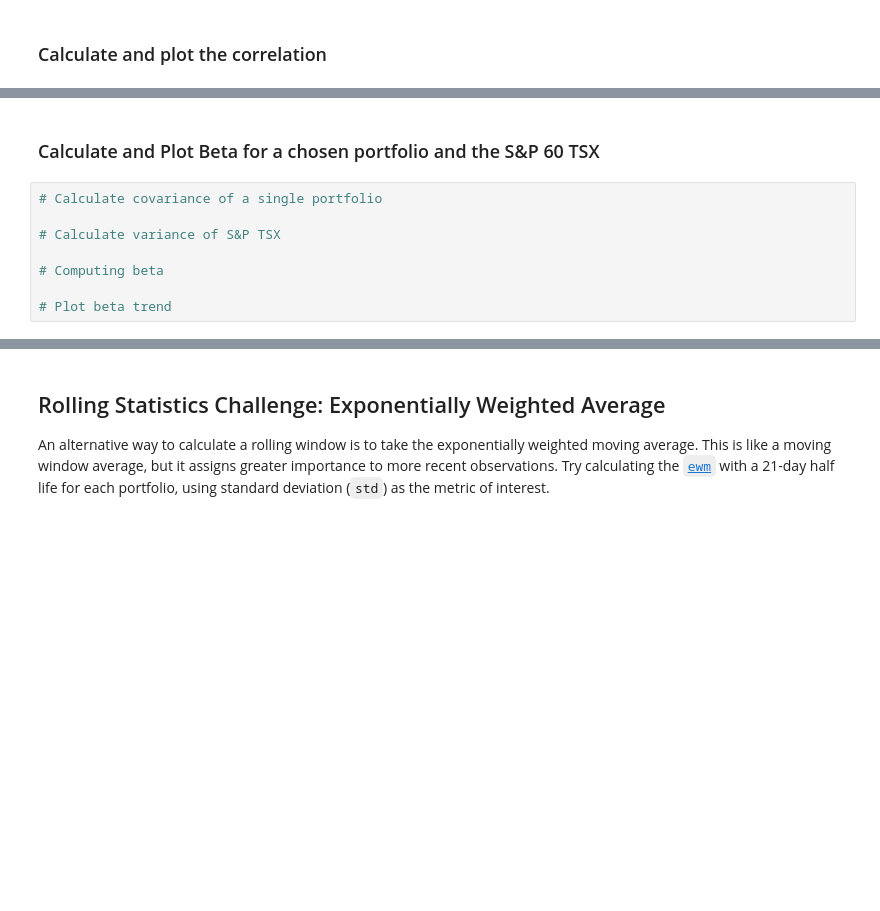
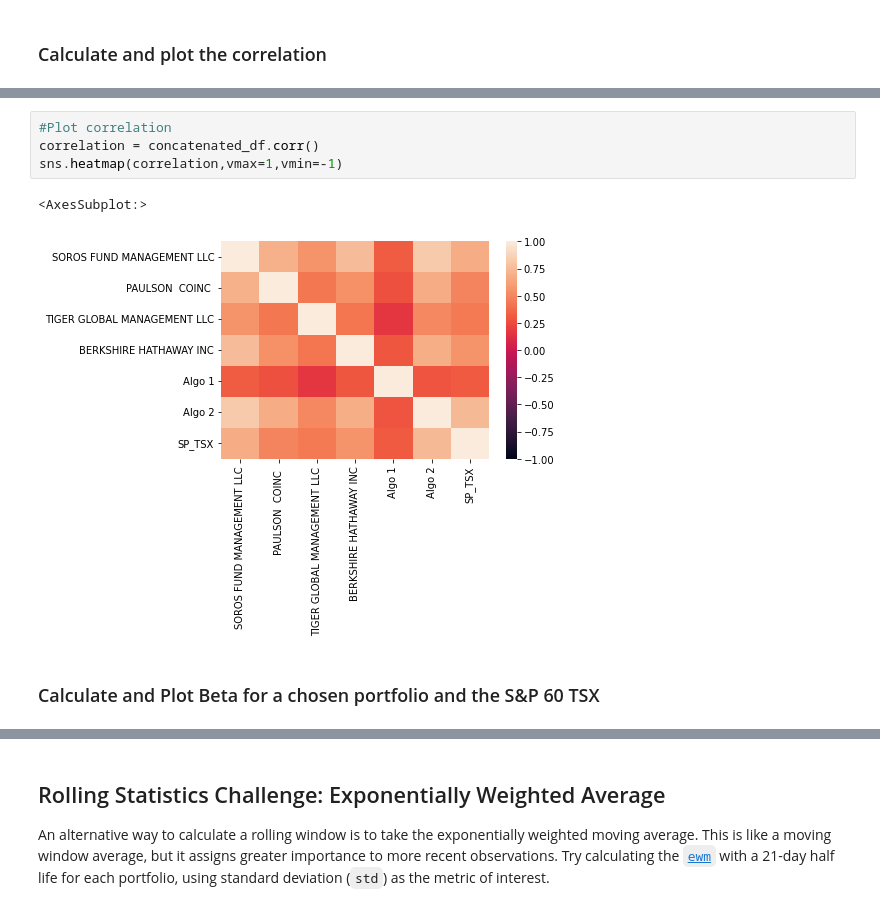
Before and after one commit to nagpalmanpreet/whale-analysis, a Jupyter notebook: whale_analysis.ipynb, the cells around one changed output, grey strips where cells are left out. Cells and saved outputs as stored; diff of their text form; blank space fills up the shorter version.

```diff
--- a/whale_analysis.ipynb
+++ b/whale_analysis.ipynb
@@ -320,10 +311,9 @@ correlation_df.head()
+# %%
+#Plot correlation
+correlation = concatenated_df.corr()
+sns.heatmap(correlation,vmax=1,vmin=-1)
+# %% [output]
+<AxesSubplot:>
+[figure, added]
 # %% [markdown]
 ### Calculate and Plot Beta for a chosen portfolio and the S&P 60 TSX
-# %%
-# Calculate covariance of a single portfolio
-
-# Calculate variance of S&P TSX
-
-# Computing beta
-
-# Plot beta trend
```
Also changed, not shown: parts of 11 cells of this notebook.
